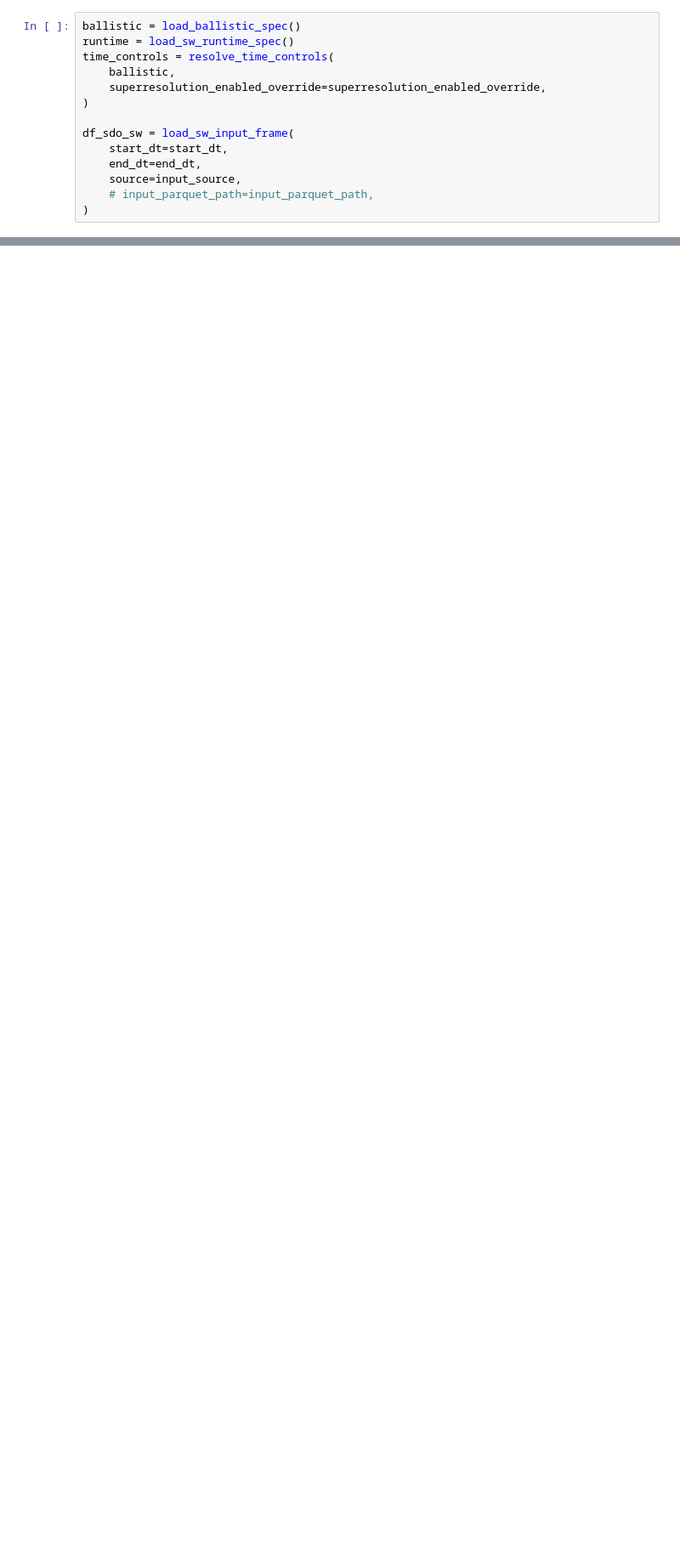
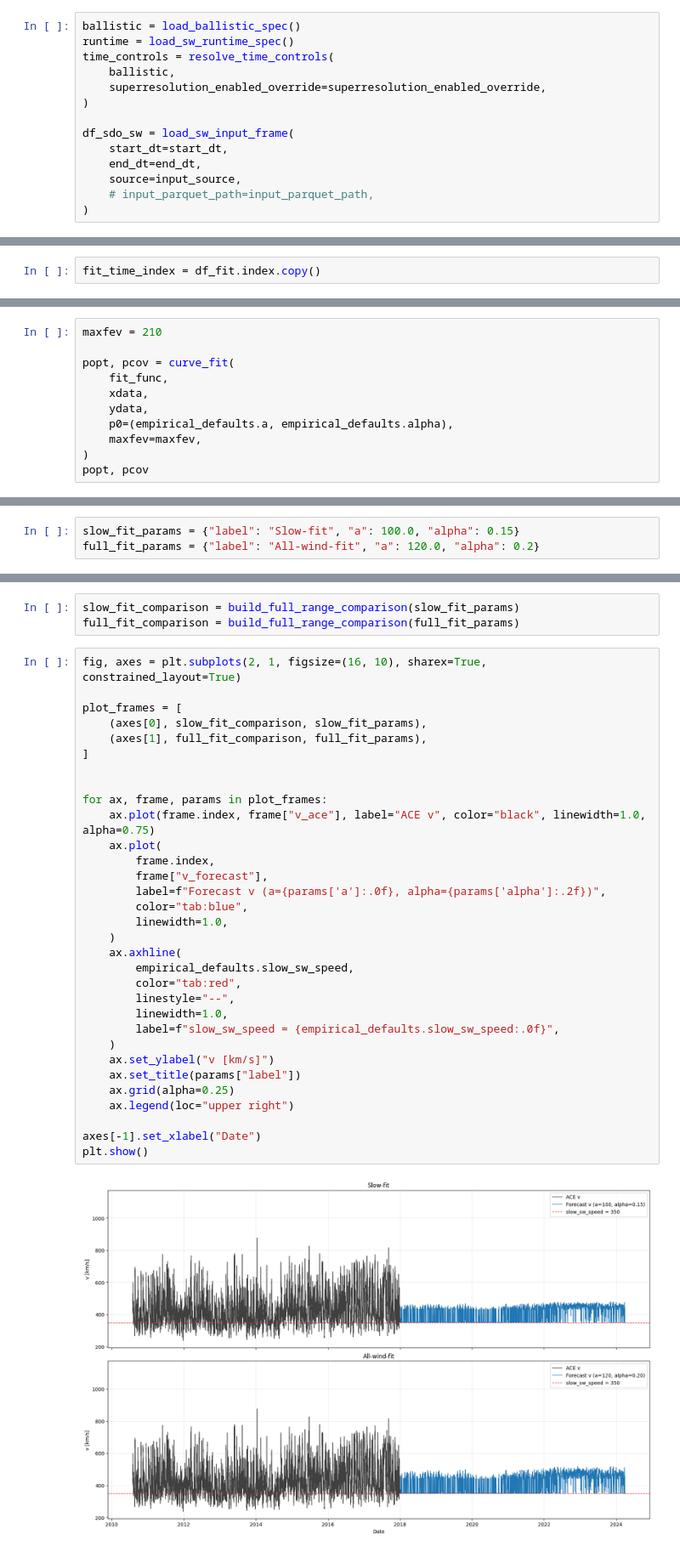
Before and after one commit to oscu0/helio-n, a Jupyter notebook: Analysis/CH-SW Fit.ipynb, the cells around one changed output, grey strips where cells are left out. Shown at 85% size. Cells and saved outputs as stored; diff of their text form; blank space fills up the shorter version.

Commit message:
Grid and curve fit attempts over CH-SW

```diff
--- a/Analysis/CH-SW Fit.ipynb
+++ b/Analysis/CH-SW Fit.ipynb
@@ -266,0 +288,2 @@ Earth target r idx: 195
+# %%
+fit_time_index = df_fit.index.copy()
@@ -266,0 +310,11 @@ Earth target r idx: 195
+# %%
+maxfev = 210
+
+popt, pcov = curve_fit(
+    fit_func,
+    xdata,
+    ydata,
+    p0=(empirical_defaults.a, empirical_defaults.alpha),
+    maxfev=maxfev,
+)
+popt, pcov
@@ -266,0 +488,3 @@ Earth target r idx: 195
+# %%
+slow_fit_params = {"label": "Slow-fit", "a": 100.0, "alpha": 0.15}
+full_fit_params = {"label": "All-wind-fit", "a": 120.0, "alpha": 0.2}
@@ -266,0 +510,37 @@ Earth target r idx: 195
+# %%
+slow_fit_comparison = build_full_range_comparison(slow_fit_params)
+full_fit_comparison = build_full_range_comparison(full_fit_params)
+# %%
+fig, axes = plt.subplots(2, 1, figsize=(16, 10), sharex=True, constrained_layout=True)
+
+plot_frames = [
+    (axes[0], slow_fit_comparison, slow_fit_params),
+    (axes[1], full_fit_comparison, full_fit_params),
+]
+
+
+for ax, frame, params in plot_frames:
+    ax.plot(frame.index, frame["v_ace"], label="ACE v", color="black", linewidth=1.0, alpha=0.75)
+    ax.plot(
+        frame.index,
+        frame["v_forecast"],
+        label=f"Forecast v (a={params['a']:.0f}, alpha={params['alpha']:.2f})",
+        color="tab:blue",
+        linewidth=1.0,
+    )
+    ax.axhline(
+        empirical_defaults.slow_sw_speed,
+        color="tab:red",
+        linestyle="--",
+        linewidth=1.0,
+        label=f"slow_sw_speed = {empirical_defaults.slow_sw_speed:.0f}",
+    )
+    ax.set_ylabel("v [km/s]")
+    ax.set_title(params["label"])
+    ax.grid(alpha=0.25)
+    ax.legend(loc="upper right")
+
+axes[-1].set_xlabel("Date")
+plt.show()
+# %% [output]
+[figure, added]
```
Also changed, not shown: parts of 35 cells of this notebook.
